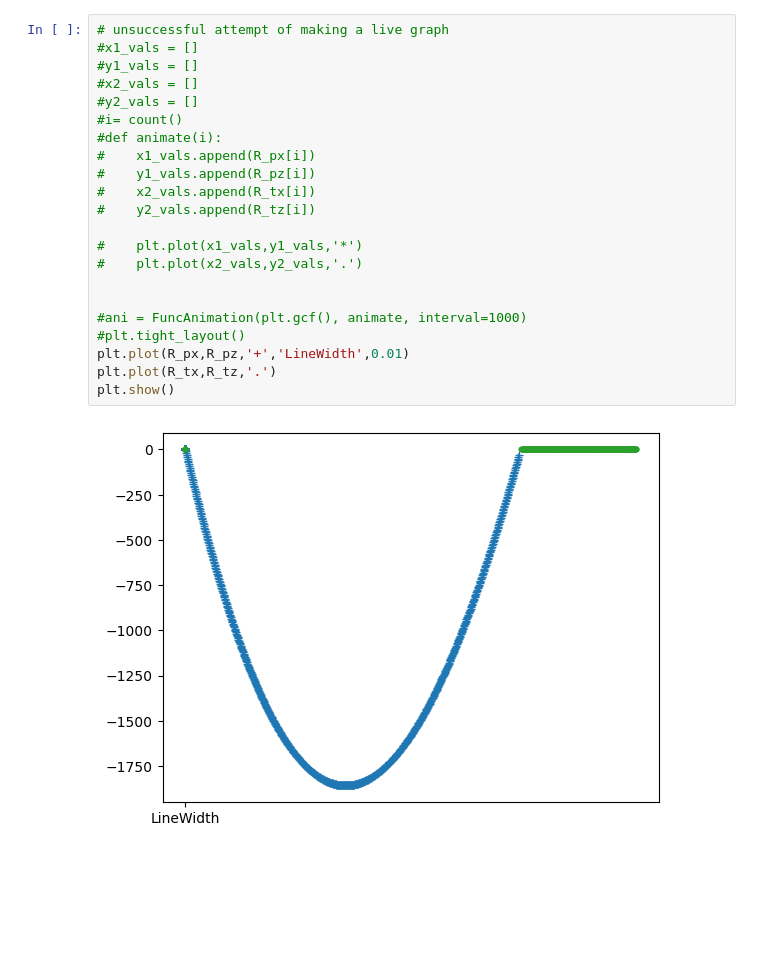
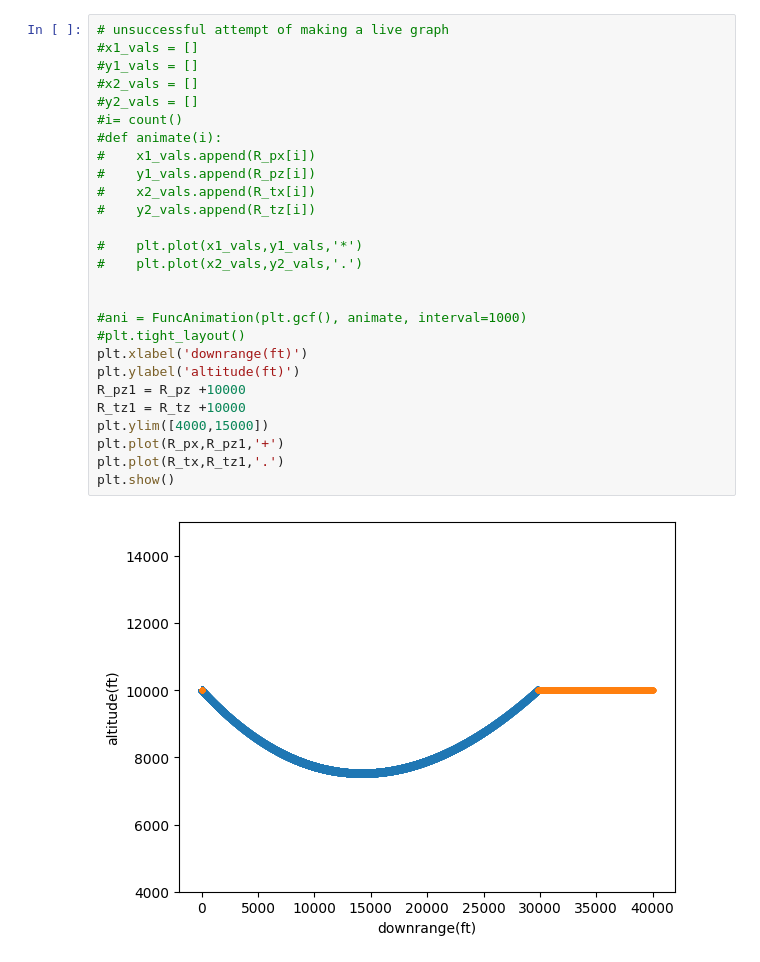
Before and after one commit to AshhadRasheed/terminal_guidance_basic, a Jupyter notebook: python/head_on_target_engagement.ipynb, the cells around one changed output. Cells and saved outputs as stored; diff of their text form; blank space fills up the shorter version.

```diff
--- a/python/head_on_target_engagement.ipynb
+++ b/python/head_on_target_engagement.ipynb
@@ -123,24 +166,29 @@ while (flag1 and flag2):
 # %%
 # unsuccessful attempt of making a live graph
 #x1_vals = []
 #y1_vals = []
 #x2_vals = []
 #y2_vals = []
 #i= count()
 #def animate(i):
 #    x1_vals.append(R_px[i])
 #    y1_vals.append(R_pz[i])
 #    x2_vals.append(R_tx[i])
 #    y2_vals.append(R_tz[i])
 
 #    plt.plot(x1_vals,y1_vals,'*')
 #    plt.plot(x2_vals,y2_vals,'.')
 
 
 #ani = FuncAnimation(plt.gcf(), animate, interval=1000)
 #plt.tight_layout()
-plt.plot(R_px,R_pz,'+','LineWidth',0.01)
-plt.plot(R_tx,R_tz,'.')
+plt.xlabel('downrange(ft)')
+plt.ylabel('altitude(ft)')
+R_pz1 = R_pz +10000
+R_tz1 = R_tz +10000
+plt.ylim([4000,15000])
+plt.plot(R_px,R_pz1,'+')
+plt.plot(R_tx,R_tz1,'.')
 plt.show()
 # %% [output]
-[figure, old version]
+[figure, new version]
```
Also changed, not shown: parts of 11 cells of this notebook.
